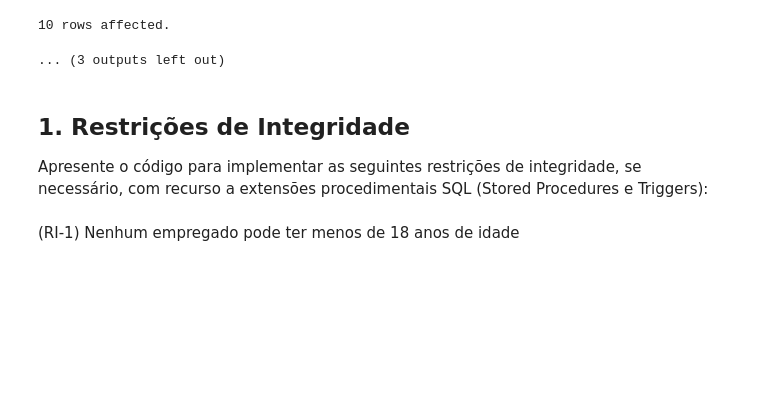
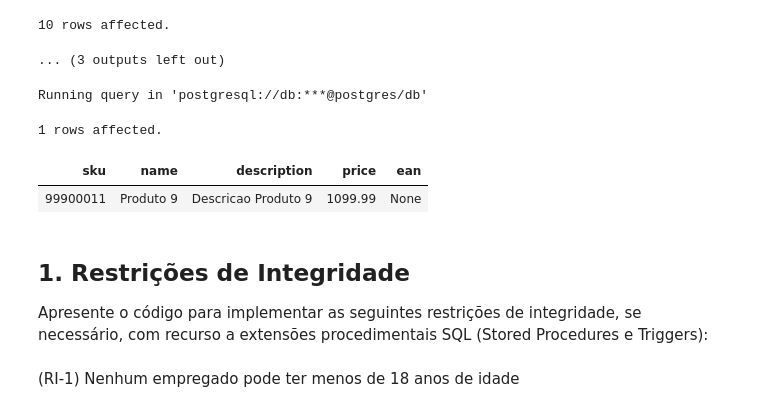
Before and after one commit to pedro-curto/BD-Project, a Jupyter notebook: entrega-3/E3-report.ipynb, the cells around one changed output. Saved outputs shown, nothing was run; the diff lists cells and outputs as text; code cells hidden in the pictures; blank space fills up the shorter version.

```diff
--- a/entrega-3/E3-report.ipynb
+++ b/entrega-3/E3-report.ipynb
@@ -45,6 +48,17 @@ Running query in 'postgresql://db:***@postgres/db'
 9 rows affected.
 10 rows affected.
 ... (3 outputs left out)
+# %%
+%%sql
+SELECT sku, name, description, price, ean
+                FROM product
+                ORDER BY name ASC
+                LIMIT 9 OFFSET (2 - 1) * 9;
+# %% [output]
+Running query in 'postgresql://db:***@postgres/db'
+1 rows affected.
+| sku | name | description | price | ean |
+| 99900011 | Produto 9 | Descricao Produto 9 | 1099.99 | None |
 # %% [markdown]
 ## 1. Restrições de Integridade
 
```
Also changed, not shown: parts of 7 cells of this notebook, 8 other files.
